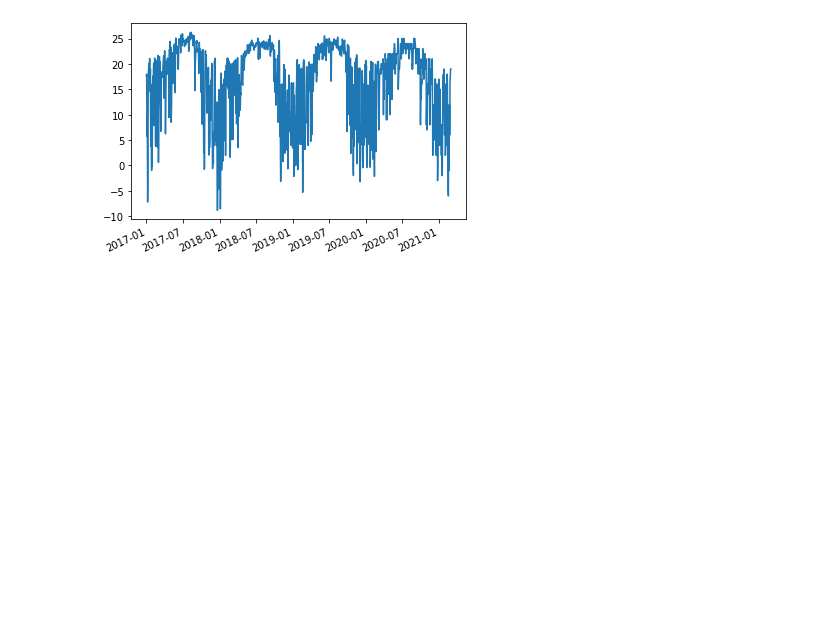
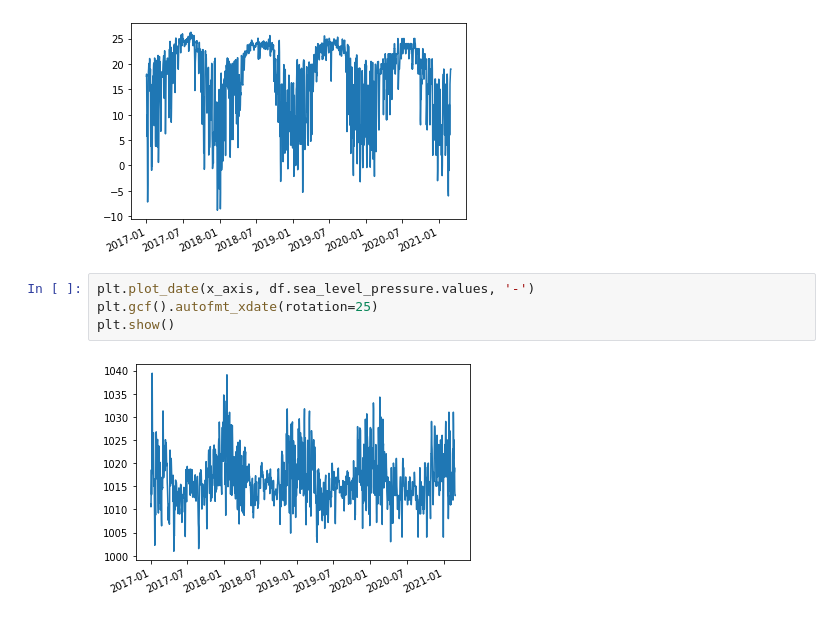
Before and after one commit to gallo-json/air-pollution-forecast, a Jupyter notebook: src/train_model.ipynb, the cells around one changed output. Cells and saved outputs as stored; diff of their text form; blank space fills up the shorter version.

```diff
--- a/src/train_model.ipynb
+++ b/src/train_model.ipynb
@@ -34,3 +34,9 @@ plt.gcf().autofmt_xdate(rotation=25)
 plt.show()
 # %% [output]
 [figure]
+# %%
+plt.plot_date(x_axis, df.sea_level_pressure.values, '-')
+plt.gcf().autofmt_xdate(rotation=25)
+plt.show()
+# %% [output]
+[figure, added]
```
Also changed, not shown: parts of 2 cells of this notebook.
